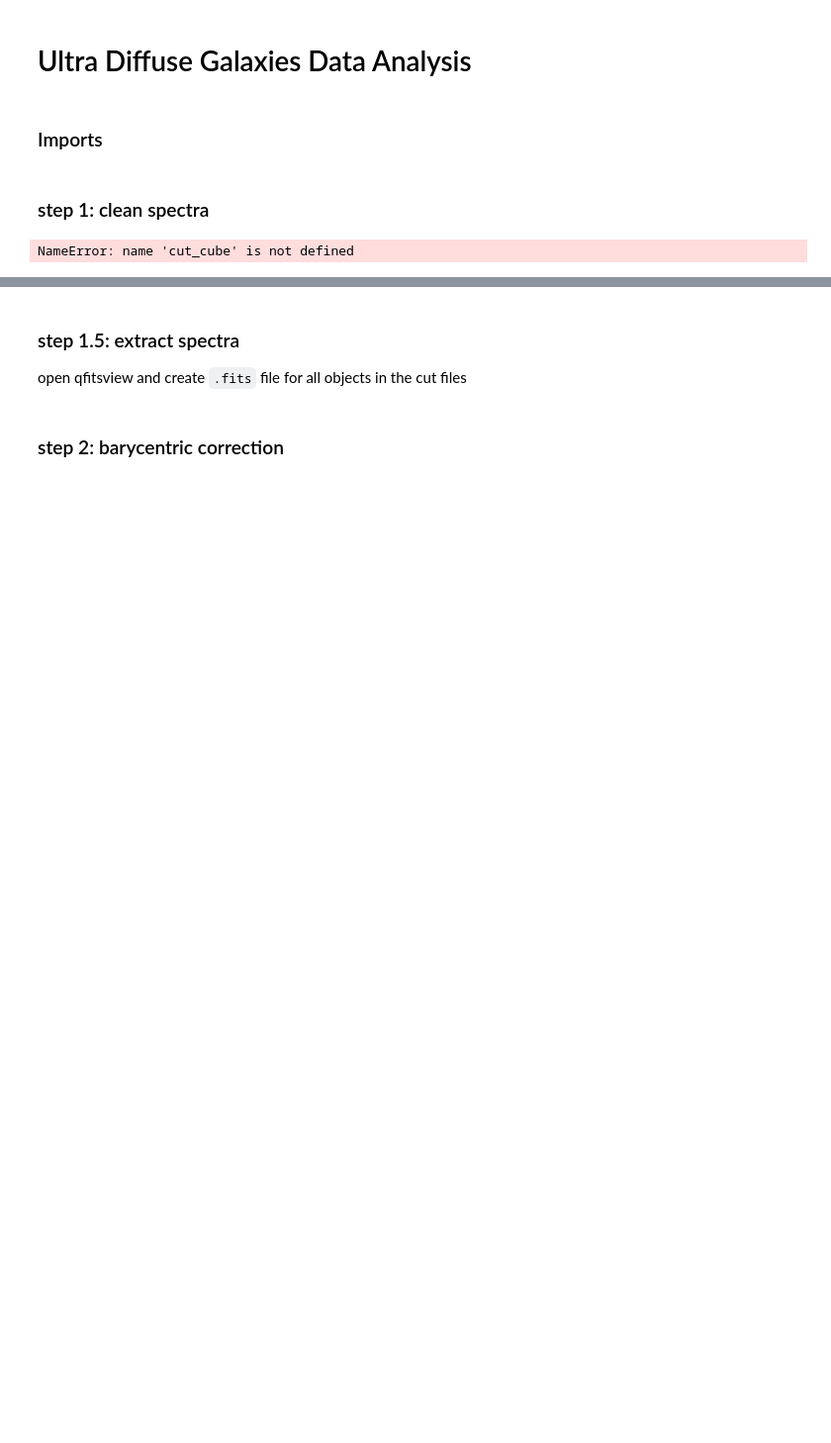
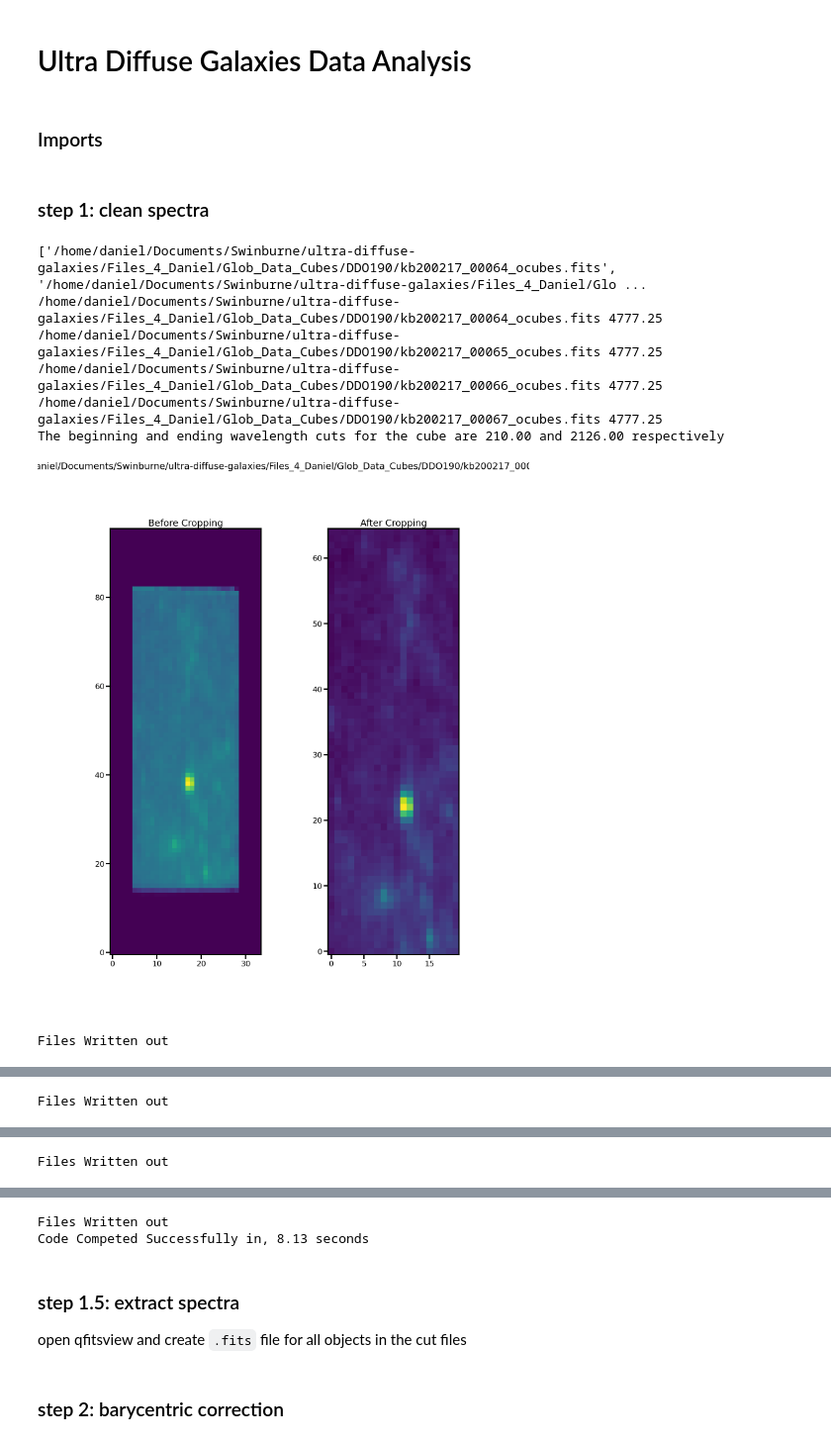
Before and after one commit to daniel-lyon/CAS-Summer-Project, a Jupyter notebook: scripts/main.ipynb, the cells around one changed output, grey strips where cells are left out. Shown at 99% size. Cells and saved outputs as stored; diff of their text form; code cells hidden in the pictures; blank space fills up the shorter version.

```diff
--- a/scripts/main.ipynb
+++ b/scripts/main.ipynb
@@ -20,13 +20,20 @@ warnings.filterwarnings('ignore')
 ### step 1: clean spectra
 # %%
 """ User inputs """
-s1_file_directory = '/home/daniel/Documents/Swinburne/ultra-diffuse-galaxies/Files_4_Daniel/Glob_Data_Cubes/NGC_247/5P/' # path to directory containing spectra
-s1_file_keyword = '*kb*' # keyword to find files in directory
+s1_file_directory = '/home/daniel/Documents/Swinburne/ultra-diffuse-galaxies/Files_4_Daniel/Glob_Data_Cubes/DDO190/' # path to directory containing spectra
+s1_file_keyword = '*kb*ocubes*' # keyword to find files in directory
 x_low = 7 # lowest and highest xvalue of the spaxel to be INCLUDED in the rectangle
 x_high = 26
 y_low = 17 # lowest and highest yvalue of the spaxel to be INCLUDED in the rectangle
 y_high = 81
 
 cut_cube(s1_file_directory, s1_file_keyword, x_low, x_high, y_low, y_high)
 # %% [output]
-NameError: name 'cut_cube' is not defined
+['/home/daniel/Documents/Swinburne/ultra-diffuse-galaxies/Files_4_Daniel/Glob_Data_Cubes/DDO190/kb200217_00064_ocubes.fits', '/home/daniel/Documents/Swinburne/ultra-diffuse-galaxies/Files_4_Daniel/Glo ...
+/home/daniel/Documents/Swinburne/ultra-diffuse-galaxies/Files_4_Daniel/Glob_Data_Cubes/DDO190/kb200217_00064_ocubes.fits 4777.25
+/home/daniel/Documents/Swinburne/ultra-diffuse-galaxies/Files_4_Daniel/Glob_Data_Cubes/DDO190/kb200217_00065_ocubes.fits 4777.25
+/home/daniel/Documents/Swinburne/ultra-diffuse-galaxies/Files_4_Daniel/Glob_Data_Cubes/DDO190/kb200217_00066_ocubes.fits 4777.25
+/home/daniel/Documents/Swinburne/ultra-diffuse-galaxies/Files_4_Daniel/Glob_Data_Cubes/DDO190/kb200217_00067_ocubes.fits 4777.25
+The beginning and ending wavelength cuts for the cube are 210.00 and 2126.00 respectively
+[figure, added]
+Files Written out
@@ -32,0 +41 @@ NameError: name 'cut_cube' is not defined
+Files Written out
@@ -32,0 +43 @@ NameError: name 'cut_cube' is not defined
+Files Written out
@@ -33,3 +45,5 @@ NameError: name 'cut_cube' is not defined
+Files Written out
+Code Competed Successfully in, 8.13 seconds
 # %% [markdown]
 ### step 1.5: extract spectra
 open qfitsview and create `.fits` file for all objects in the cut files
```
Also changed, not shown: parts of 5 cells of this notebook, 32 other files.
